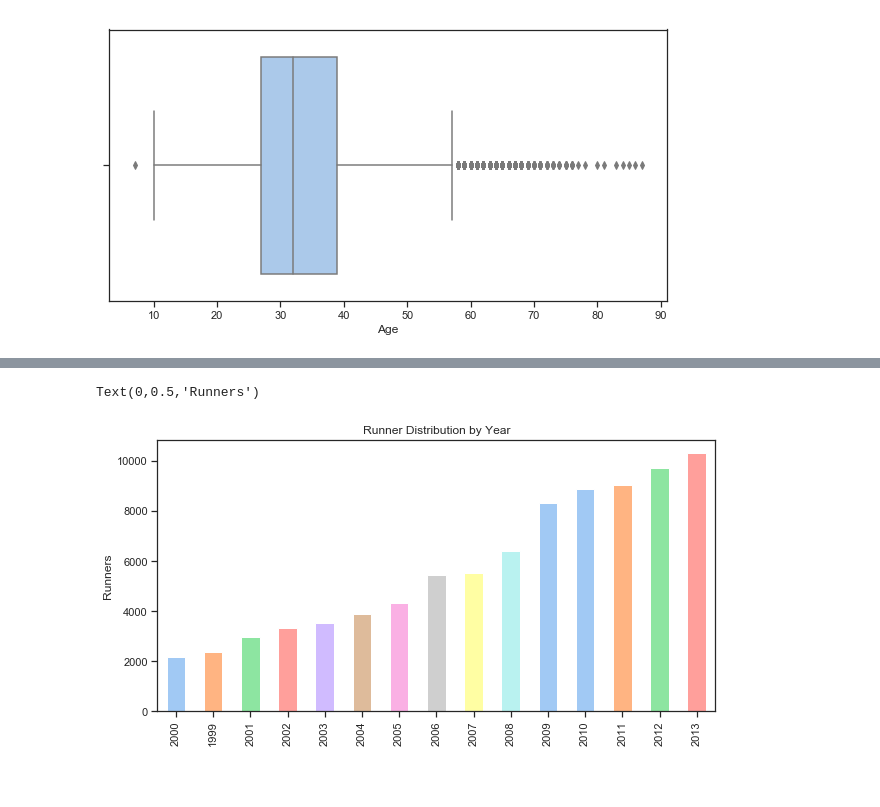
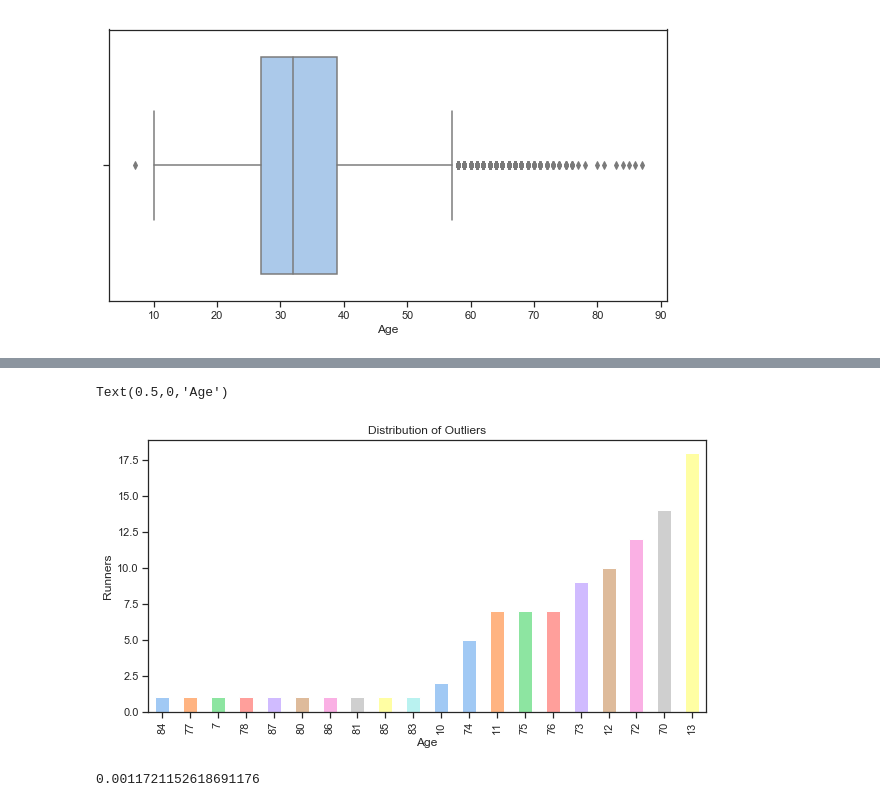
Before and after one commit to dhyanshah/MS7333_QTW, a Jupyter notebook: Case4/Python/CherryBlossomNotebook.ipynb, the cells around one changed output, grey strips where cells are left out. Drawn from its saved outputs; the diff is of its cells as text; code cells hidden in the pictures; blank space fills up the shorter version.

```diff
--- a/Case4/Python/CherryBlossomNotebook.ipynb
+++ b/Case4/Python/CherryBlossomNotebook.ipynb
@@ -177,6 +192,8 @@ df1.head(5)
 df1.to_csv ('CherryBlossomWomens10MTidy.csv', index = False, header=True)
 # %% [markdown]
 # Exploratory Data Analysis
+# %%
+df1 = pd.read_csv('CherryBlossomWomens10MTidy.csv', header=0)
 # %%
 df1 = df1[df1.Year < 2014]
 df1[["Age"]].describe()
@@ -213,7 +268,12 @@ Text(0.5,1,'Age Distribution')
 # %%
-df1.Year.value_counts().nsmallest(15).plot(kind='bar', figsize=(10,5))
-plt.title("Runner Distribution by Year")
+df1.Age.value_counts().nsmallest(20).plot(kind='bar', figsize=(10,5))
+plt.title("Distribution of Outliers")
 plt.ylabel("Runners")
+plt.xlabel("Age")
 # %% [output]
-Text(0,0.5,'Runners')
+Text(0.5,0,'Age')
-[figure, old version]
+[figure, new version]
+# %%
+df1.Age.value_counts().nsmallest(20).sum()/df1.Age.count()
+# %% [output]
+0.0011721152618691176
```
Also changed, not shown: parts of 38 cells of this notebook.
